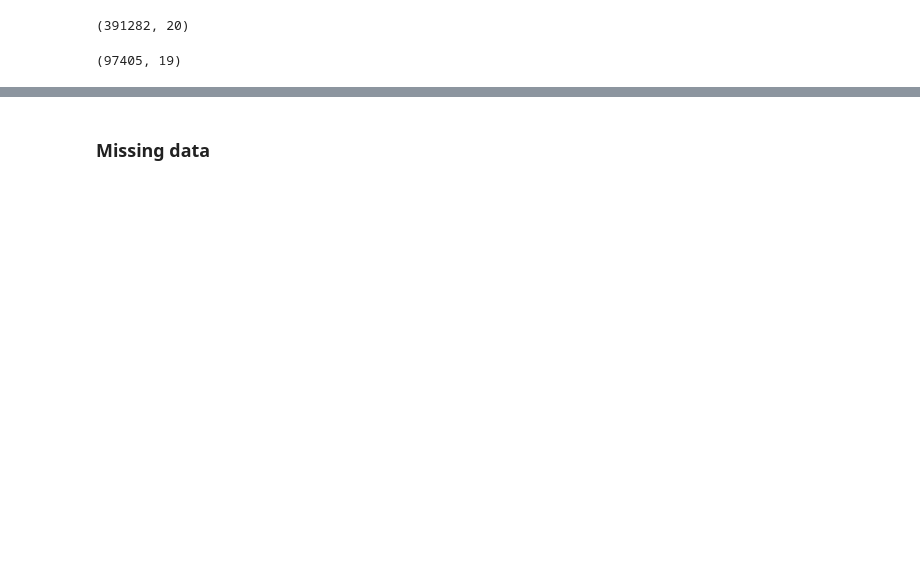
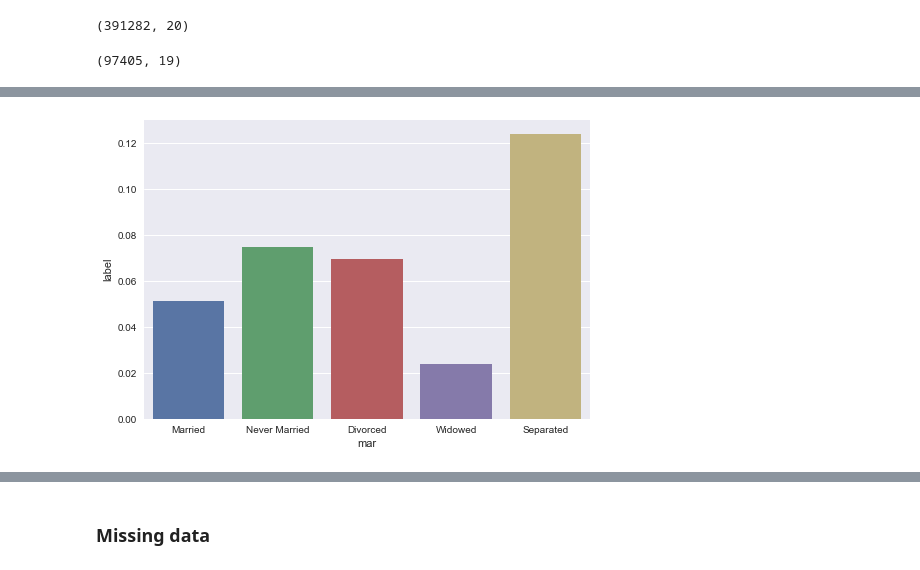
Before and after one commit to sdaza/imbalance-classification, a Jupyter notebook: EDA.ipynb, the cells around one changed output, grey strips where cells are left out. Drawn from its saved outputs; the diff is of its cells as text; code cells hidden in the pictures; blank space fills up the shorter version.

```diff
--- a/EDA.ipynb
+++ b/EDA.ipynb
@@ -22,0 +74,4 @@ test.shape
+# %%
+sns.barplot(y='label', x='mar', ci=None, data=train);
+# %% [output]
+[figure, added]
```
Also changed, not shown: parts of 88 cells of this notebook.
